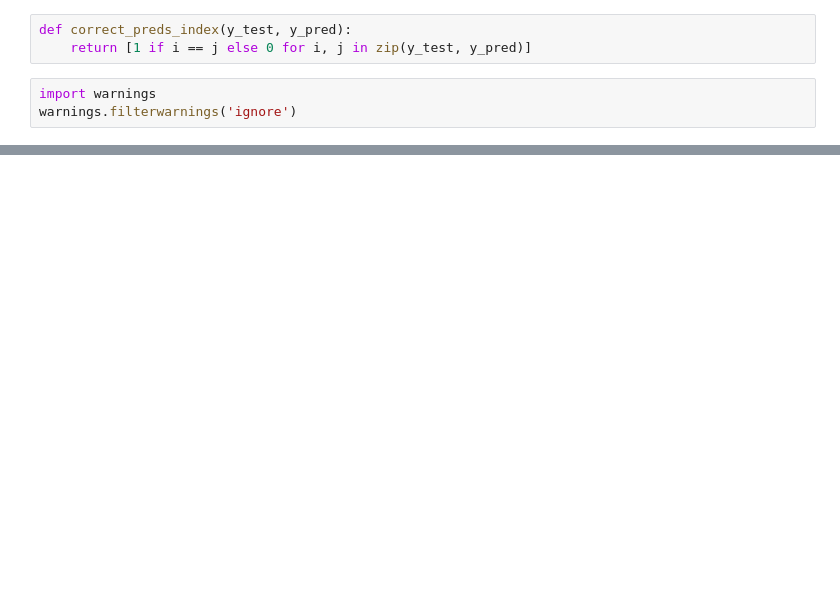
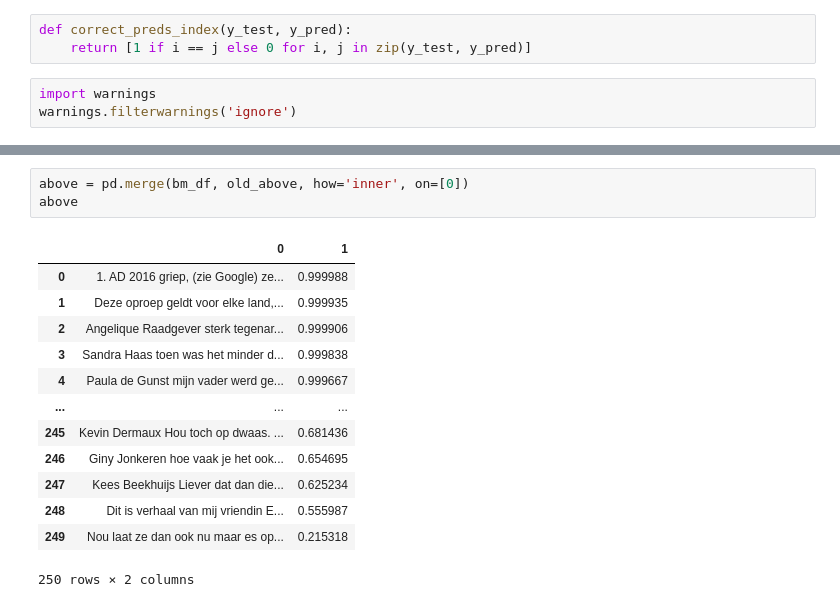
Before and after one commit to jmichellec/VU-Athena-Covid-Project, a Jupyter notebook: experience classification/run_whole_data.ipynb, the cells around one changed output, grey strips where cells are left out. Saved outputs shown, nothing was run; the diff lists cells and outputs as text; blank space fills up the shorter version.

```diff
--- a/experience classification/run_whole_data.ipynb
+++ b/experience classification/run_whole_data.ipynb
@@ -429,0 +555,17 @@ def main():
+# %%
+above = pd.merge(bm_df, old_above, how='inner', on=[0])
+above
+# %% [output]
+|  | 0 | 1 |
+| 0 | 1. AD 2016 griep, (zie Google) ze... | 0.999988 |
+| 1 | Deze oproep geldt voor elke land,... | 0.999935 |
+| 2 | Angelique Raadgever sterk tegenar... | 0.999906 |
+| 3 | Sandra Haas toen was het minder d... | 0.999838 |
+| 4 | Paula de Gunst mijn vader werd ge... | 0.999667 |
+| ... | ... | ... |
+| 245 | Kevin Dermaux Hou toch op dwaas. ... | 0.681436 |
+| 246 | Giny Jonkeren hoe vaak je het ook... | 0.654695 |
+| 247 | Kees Beekhuijs Liever dat dan die... | 0.625234 |
+| 248 | Dit is verhaal van mij vriendin E... | 0.555987 |
+| 249 | Nou laat ze dan ook nu maar es op... | 0.215318 |
+250 rows × 2 columns
```
Also changed, not shown: parts of 24 cells of this notebook, 2 other files.
